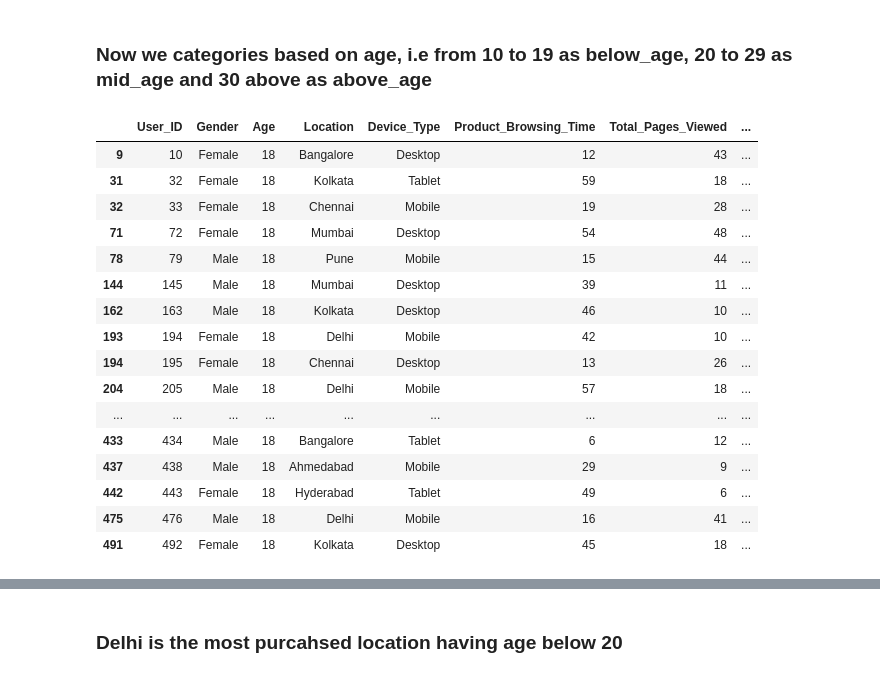
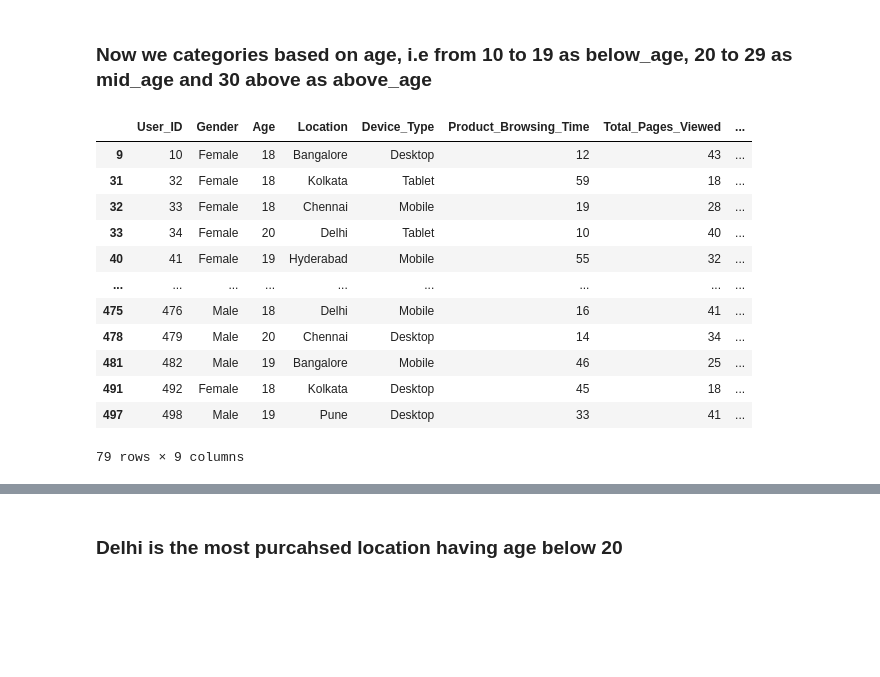
Before and after one commit to Abhayraj464/Customer-Behavior-analysis, a Jupyter notebook: Ecommerce analysis.ipynb, the cells around one changed output, grey strips where cells are left out. Saved outputs shown, nothing was run; the diff lists cells and outputs as text; code cells hidden in the pictures; blank space fills up the shorter version.

```diff
--- a/Ecommerce analysis.ipynb
+++ b/Ecommerce analysis.ipynb
@@ -293,26 +293,22 @@ Name: Age, dtype: int64
 # %% [markdown]
 ### Now we categories based on age, i.e from 10 to 19 as below_age, 20 to 29 as mid_age and 30 above as above_age
 # %%
-below_age = data[data['Age'] <19]
+below_age = data[data['Age'] <21]
 below_age
 # %% [output]
 |  | User_ID | Gender | Age | Location | Device_Type | Product_Browsing_Time | Total_Pages_Viewed | ... |
 | 9 | 10 | Female | 18 | Bangalore | Desktop | 12 | 43 | ... |
 | 31 | 32 | Female | 18 | Kolkata | Tablet | 59 | 18 | ... |
 | 32 | 33 | Female | 18 | Chennai | Mobile | 19 | 28 | ... |
-| 71 | 72 | Female | 18 | Mumbai | Desktop | 54 | 48 | ... |
-| 78 | 79 | Male | 18 | Pune | Mobile | 15 | 44 | ... |
-| 144 | 145 | Male | 18 | Mumbai | Desktop | 39 | 11 | ... |
-| 162 | 163 | Male | 18 | Kolkata | Desktop | 46 | 10 | ... |
-| 193 | 194 | Female | 18 | Delhi | Mobile | 42 | 10 | ... |
-| 194 | 195 | Female | 18 | Chennai | Desktop | 13 | 26 | ... |
-| 204 | 205 | Male | 18 | Delhi | Mobile | 57 | 18 | ... |
+| 33 | 34 | Female | 20 | Delhi | Tablet | 10 | 40 | ... |
+| 40 | 41 | Female | 19 | Hyderabad | Mobile | 55 | 32 | ... |
 | ... | ... | ... | ... | ... | ... | ... | ... | ... |
-| 433 | 434 | Male | 18 | Bangalore | Tablet | 6 | 12 | ... |
-| 437 | 438 | Male | 18 | Ahmedabad | Mobile | 29 | 9 | ... |
-| 442 | 443 | Female | 18 | Hyderabad | Tablet | 49 | 6 | ... |
 | 475 | 476 | Male | 18 | Delhi | Mobile | 16 | 41 | ... |
+| 478 | 479 | Male | 20 | Chennai | Desktop | 14 | 34 | ... |
+| 481 | 482 | Male | 19 | Bangalore | Mobile | 46 | 25 | ... |
 | 491 | 492 | Female | 18 | Kolkata | Desktop | 45 | 18 | ... |
+| 497 | 498 | Male | 19 | Pune | Desktop | 33 | 41 | ... |
+79 rows × 9 columns
 # %%
 B_age=below_age.groupby('Location')['Total_Purchases'].sum()
 B_age
```
Also changed, not shown: parts of 3 cells of this notebook.
